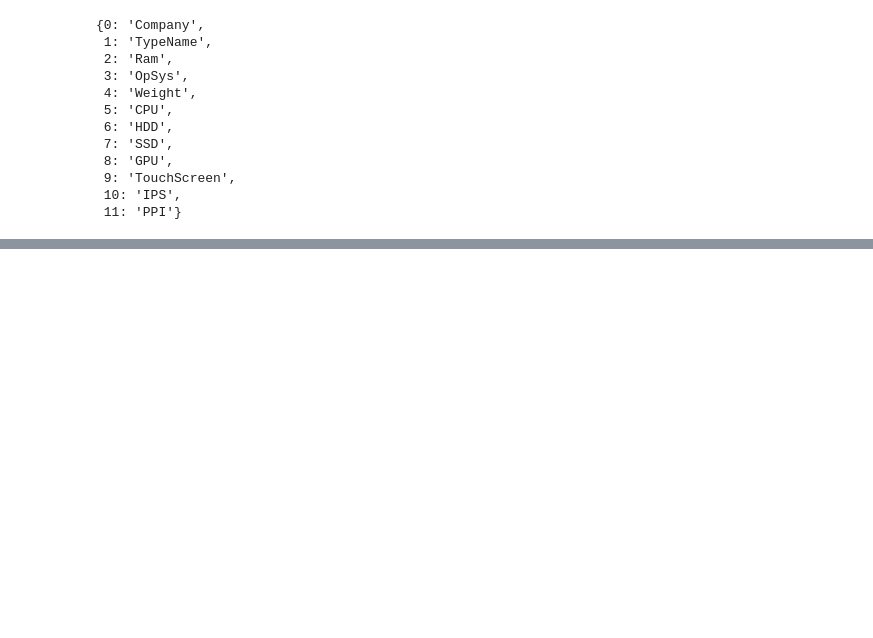
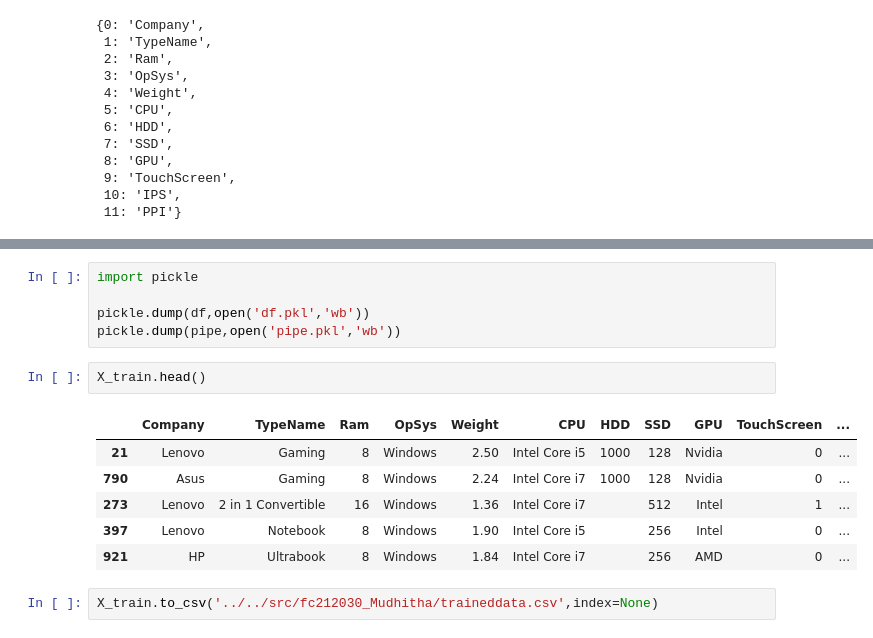
Before and after one commit to Ddasunsandeepa/laptop_price_predictor_project, a Jupyter notebook: notebooks/FC212030_Mudhitha/fc212030.ipynb, the cells around one changed output, grey strips where cells are left out. Drawn from its saved outputs; the diff is of its cells as text; blank space fills up the shorter version.

```diff
--- a/notebooks/FC212030_Mudhitha/fc212030.ipynb
+++ b/notebooks/FC212030_Mudhitha/fc212030.ipynb
@@ -971,0 +955,16 @@ train.to_csv('traineddata.csv',index=None)
+# %%
+import pickle
+
+pickle.dump(df,open('df.pkl','wb'))
+pickle.dump(pipe,open('pipe.pkl','wb'))
+# %%
+X_train.head()
+# %% [output]
+|  | Company | TypeName | Ram | OpSys | Weight | CPU | HDD | SSD | GPU | TouchScreen | ... |
+| 21 | Lenovo | Gaming | 8 | Windows | 2.50 | Intel Core i5 | 1000 | 128 | Nvidia | 0 | ... |
+| 790 | Asus | Gaming | 8 | Windows | 2.24 | Intel Core i7 | 1000 | 128 | Nvidia | 0 | ... |
+| 273 | Lenovo | 2 in 1 Convertible | 16 | Windows | 1.36 | Intel Core i7 |  | 512 | Intel | 1 | ... |
+| 397 | Lenovo | Notebook | 8 | Windows | 1.90 | Intel Core i5 |  | 256 | Intel | 0 | ... |
+| 921 | HP | Ultrabook | 8 | Windows | 1.84 | Intel Core i7 |  | 256 | AMD | 0 | ... |
+# %%
+X_train.to_csv('../../src/fc212030_Mudhitha/traineddata.csv',index=None)
```
Also changed, not shown: parts of 21 cells of this notebook, 4 other files.
